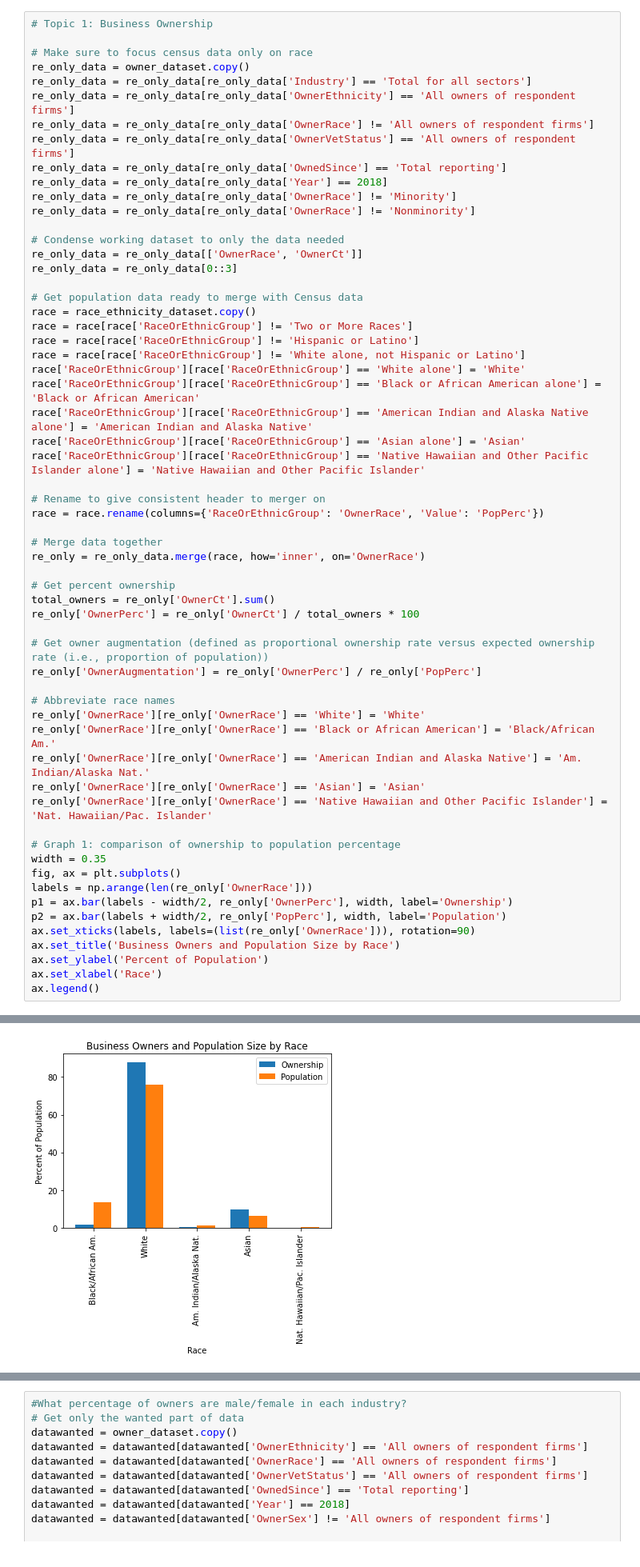
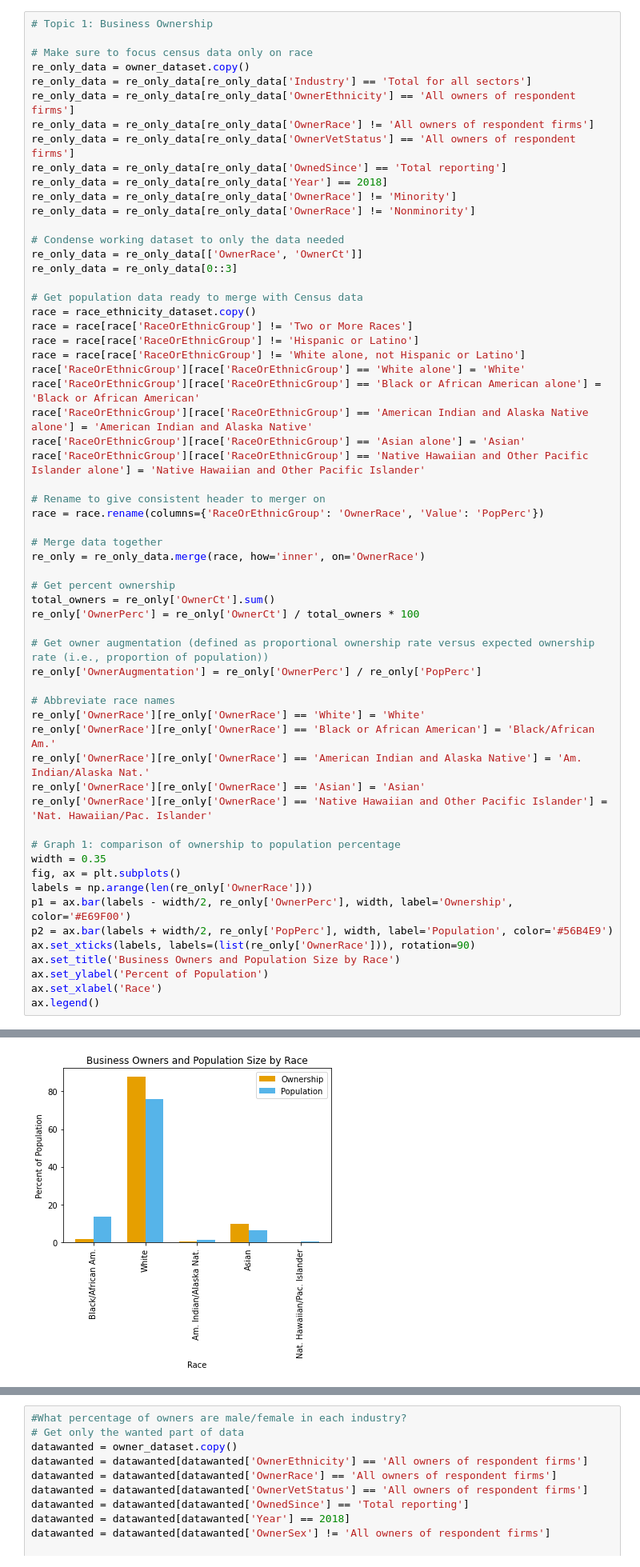
Before and after one commit to jackrlynn3/pandas-census-grp-5, a Jupyter notebook: visualizations.ipynb, the cells around one changed output, grey strips where cells are left out. Shown at 80% size. Drawn from its saved outputs; the diff is of its cells as text.

```diff
--- a/visualizations.ipynb
+++ b/visualizations.ipynb
@@ -63,36 +68,36 @@ re_only['OwnerRace'][re_only['OwnerRace'] == 'Asian'] = 'Asian'
 re_only['OwnerRace'][re_only['OwnerRace'] == 'Native Hawaiian and Other Pacific Islander'] = 'Nat. Hawaiian/Pac. Islander'
 
 # Graph 1: comparison of ownership to population percentage
 width = 0.35
 fig, ax = plt.subplots()
 labels = np.arange(len(re_only['OwnerRace']))
-p1 = ax.bar(labels - width/2, re_only['OwnerPerc'], width, label='Ownership')
-p2 = ax.bar(labels + width/2, re_only['PopPerc'], width, label='Population')
+p1 = ax.bar(labels - width/2, re_only['OwnerPerc'], width, label='Ownership', color='#E69F00')
+p2 = ax.bar(labels + width/2, re_only['PopPerc'], width, label='Population', color='#56B4E9')
 ax.set_xticks(labels, labels=(list(re_only['OwnerRace'])), rotation=90)
 ax.set_title('Business Owners and Population Size by Race')
 ax.set_ylabel('Percent of Population')
 ax.set_xlabel('Race')
 ax.legend()
 # %% [output]
 A value is trying to be set on a copy of a slice from a DataFrame
 
 See the caveats in the documentation: https://pandas.pydata.org/pandas-docs/stable/user_guide/indexing.html#returning-a-view-versus-a-copy
   race['RaceOrEthnicGroup'][race['RaceOrEthnicGroup'] == 'Black or African American alone'] = 'Black or African American'
 A value is trying to be set on a copy of a slice from a DataFrame
 
 See the caveats in the documentation: https://pandas.pydata.org/pandas-docs/stable/user_guide/indexing.html#returning-a-view-versus-a-copy
   race['RaceOrEthnicGroup'][race['RaceOrEthnicGroup'] == 'American Indian and Alaska Native alone'] = 'American Indian and Alaska Native'
 A value is trying to be set on a copy of a slice from a DataFrame
 
 See the caveats in the documentation: https://pandas.pydata.org/pandas-docs/stable/user_guide/indexing.html#returning-a-view-versus-a-copy
   race['RaceOrEthnicGroup'][race['RaceOrEthnicGroup'] == 'Asian alone'] = 'Asian'
 ... (20 lines left out)
 A value is trying to be set on a copy of a slice from a DataFrame
 
 See the caveats in the documentation: https://pandas.pydata.org/pandas-docs/stable/user_guide/indexing.html#returning-a-view-versus-a-copy
   re_only['OwnerRace'][re_only['OwnerRace'] == 'Native Hawaiian and Other Pacific Islander'] = 'Nat. Hawaiian/Pac. Islander'
 <matplotlib.legend.Legend at 0x...>
-[figure, old version]
+[figure, new version]
 # %%
 # Graph 2: ownership augmentation by race
 width = 0.35
```
Also changed, not shown: parts of 7 cells of this notebook.
